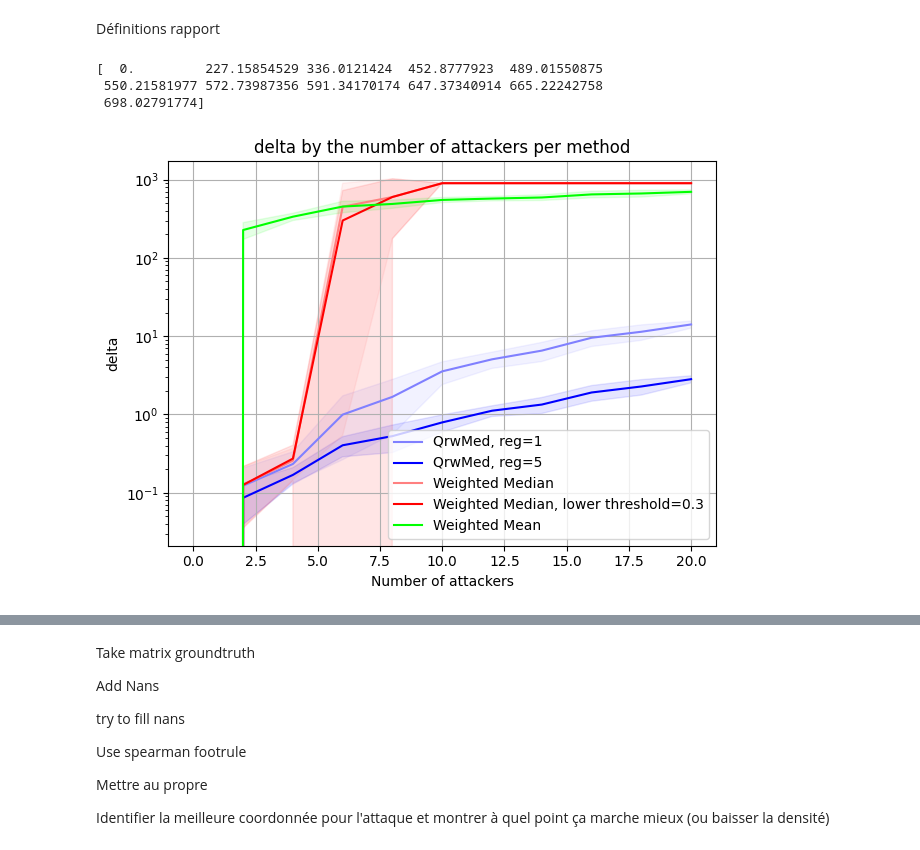
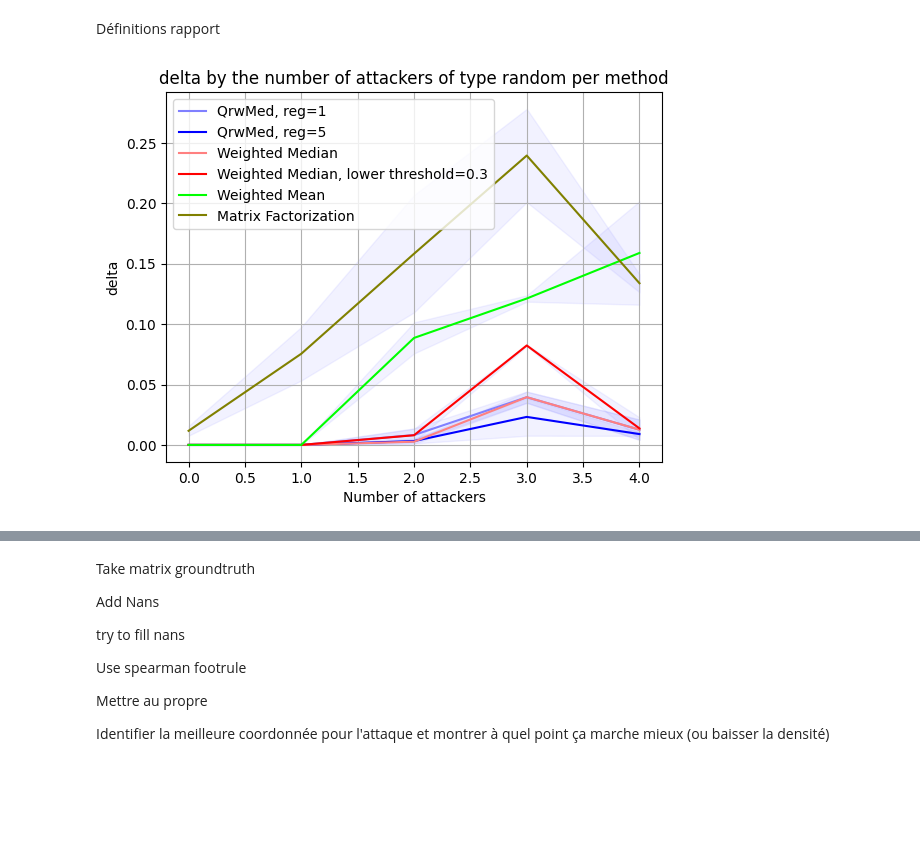
Before and after one commit to Jenjamin3000/RobustColab, a Jupyter notebook: comparisons.ipynb, the cells around one changed output, grey strips where cells are left out. Cells and saved outputs as stored; diff of their text form; code cells hidden in the pictures; blank space fills up the shorter version.

```diff
--- a/comparisons.ipynb
+++ b/comparisons.ipynb
@@ -545,7 +208,5 @@ def plot_multiple_epochs(n_users, n_items, missing_prob, nb_attackers_to_test, e
 # %%
-plot_multiple_epochs(20, 15, 0.4, np.arange(0, 21, 2), compute_all_deltas, 6)
+ax = plot_multiple_epochs(n_users=20, n_items=20, missing_prob=0.2, nb_attackers_to_test=np.arange(0, 5, 1), error_func='delta', nb_epochs=2, attackers_algo='random')
+plt.show()
 # %% [output]
-[  0.         227.15854529 336.0121424  452.8777923  489.01550875
- 550.21581977 572.73987356 591.34170174 647.37340914 665.22242758
- 698.02791774]
-[figure, old version]
+[figure, new version]
```
Also changed, not shown: parts of 33 cells of this notebook, 6 other files.
